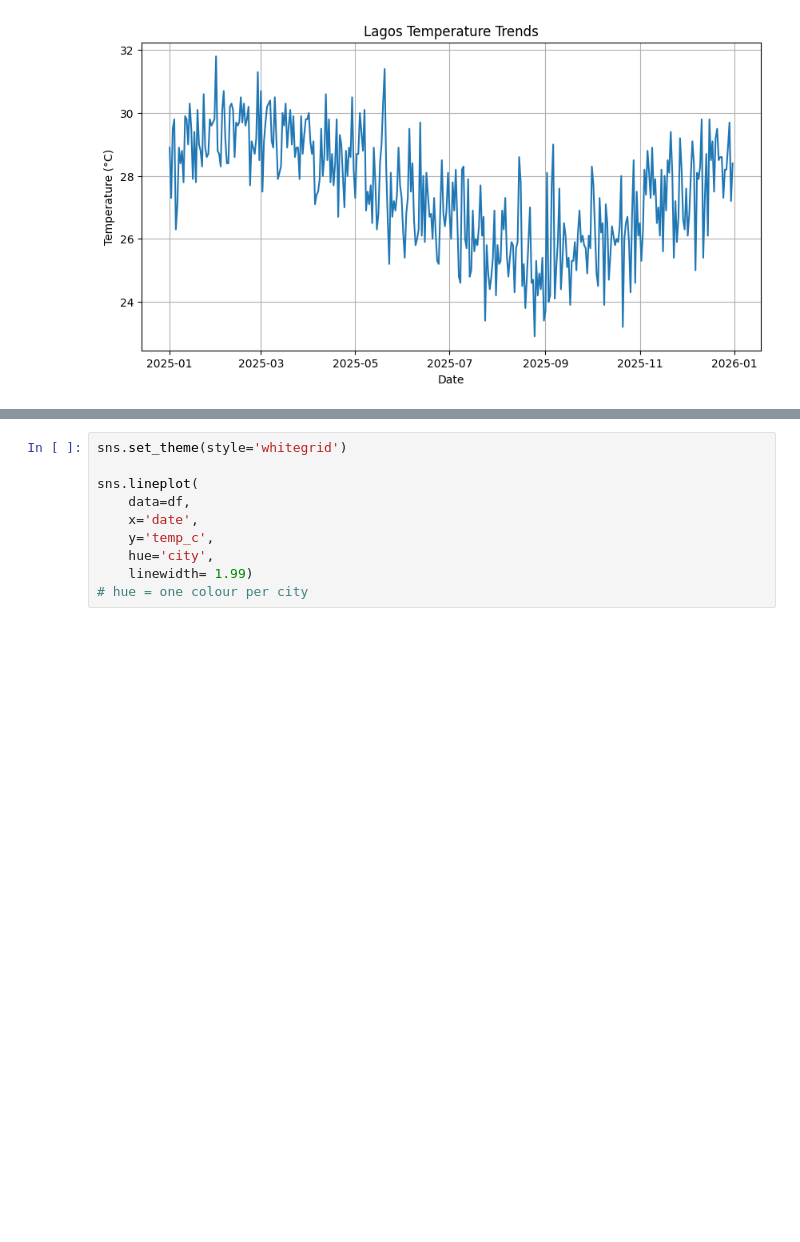
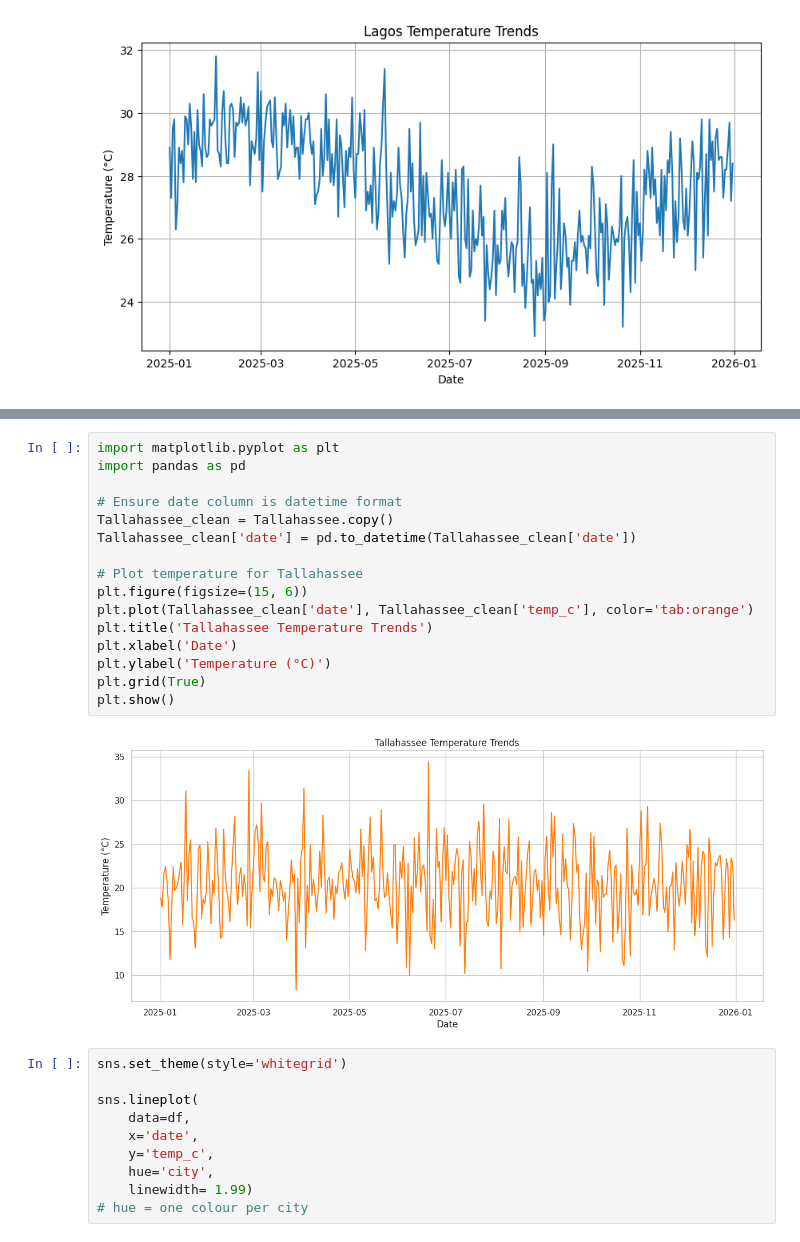
Before and after one commit to Ibraheem0011/TWDP-Python-Data-Analysis-Training_Programme, a Jupyter notebook: TWDP_Python.ipynb, the cells around one changed output, grey strips where cells are left out. Saved outputs shown, nothing was run; the diff lists cells and outputs as text; blank space fills up the shorter version.

```diff
--- a/TWDP_Python.ipynb
+++ b/TWDP_Python.ipynb
@@ -241,3 +1348,21 @@ plt.show()
+# %%
+import matplotlib.pyplot as plt
+import pandas as pd
+
+# Ensure date column is datetime format
+Tallahassee_clean = Tallahassee.copy()
+Tallahassee_clean['date'] = pd.to_datetime(Tallahassee_clean['date'])
+
+# Plot temperature for Tallahassee
+plt.figure(figsize=(15, 6))
+plt.plot(Tallahassee_clean['date'], Tallahassee_clean['temp_c'], color='tab:orange')
+plt.title('Tallahassee Temperature Trends')
+plt.xlabel('Date')
+plt.ylabel('Temperature (°C)')
+plt.grid(True)
+plt.show()
+# %% [output]
+[figure, added]
 # %%
 sns.set_theme(style='whitegrid')
 
```
Also changed, not shown: parts of 75 cells of this notebook.
